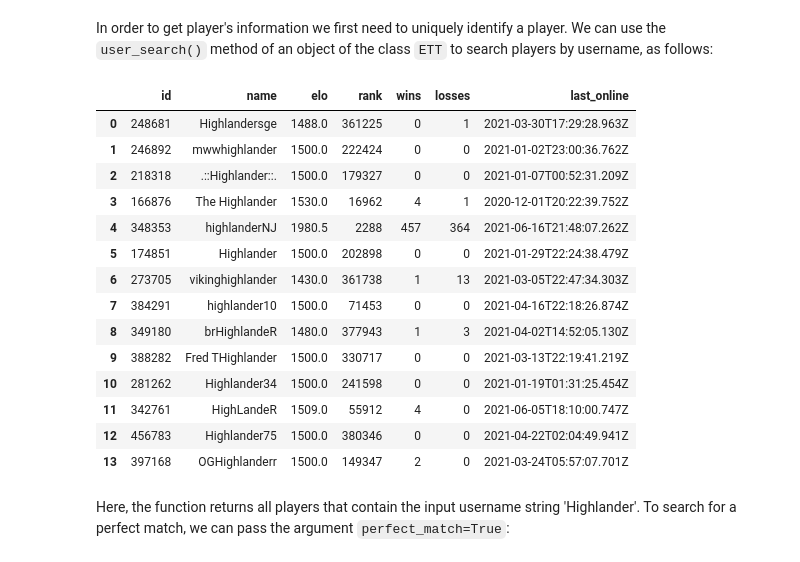
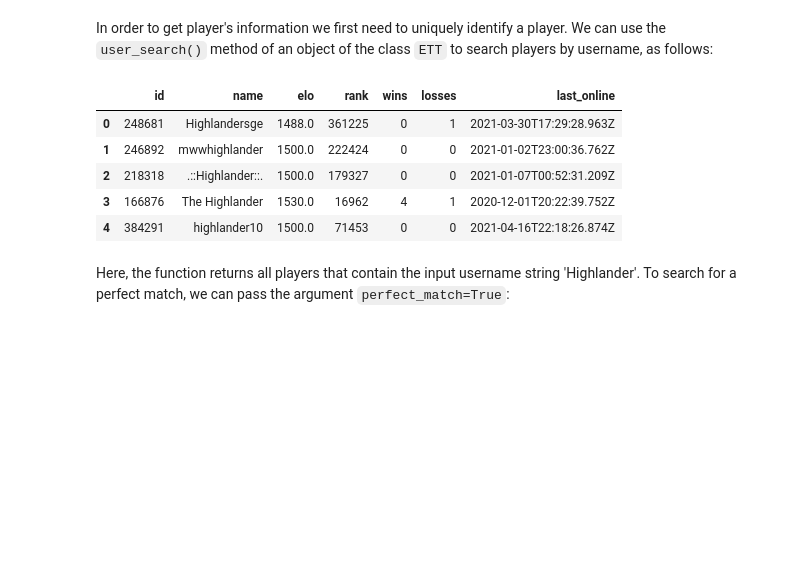
Before and after one commit to souzatharsis/pyETT, a Jupyter notebook: docs/source/pyETT_demo.ipynb, the cells around one changed output. Drawn from its saved outputs; the diff is of its cells as text; code cells hidden in the pictures; blank space fills up the shorter version.

```diff
--- a/docs/source/pyETT_demo.ipynb
+++ b/docs/source/pyETT_demo.ipynb
@@ -11,23 +11,14 @@ import pandas as pd
 In order to get player's information we first need to uniquely identify a player. We can use the `user_search()` method of an object of the class `ETT` to search players by username, as follows:
 # %%
 eleven = ett.ETT()
-eleven.user_search_dataframe('Highlander')
+eleven.user_search_dataframe('Highlander').head()
 # %% [output]
 |  | id | name | elo | rank | wins | losses | last_online |
 | 0 | 248681 | Highlandersge | 1488.0 | 361225 | 0 | 1 | 2021-03-30T17:29:28.963Z |
 | 1 | 246892 | mwwhighlander | 1500.0 | 222424 | 0 | 0 | 2021-01-02T23:00:36.762Z |
 | 2 | 218318 | .::Highlander::. | 1500.0 | 179327 | 0 | 0 | 2021-01-07T00:52:31.209Z |
 | 3 | 166876 | The Highlander | 1530.0 | 16962 | 4 | 1 | 2020-12-01T20:22:39.752Z |
-| 4 | 348353 | highlanderNJ | 1980.5 | 2288 | 457 | 364 | 2021-06-16T21:48:07.262Z |
-| 5 | 174851 | Highlander | 1500.0 | 202898 | 0 | 0 | 2021-01-29T22:24:38.479Z |
-| 6 | 273705 | vikinghighlander | 1430.0 | 361738 | 1 | 13 | 2021-03-05T22:47:34.303Z |
-| 7 | 384291 | highlander10 | 1500.0 | 71453 | 0 | 0 | 2021-04-16T22:18:26.874Z |
-| 8 | 349180 | brHighlandeR | 1480.0 | 377943 | 1 | 3 | 2021-04-02T14:52:05.130Z |
-| 9 | 388282 | Fred THighlander | 1500.0 | 330717 | 0 | 0 | 2021-03-13T22:19:41.219Z |
-| 10 | 281262 | Highlander34 | 1500.0 | 241598 | 0 | 0 | 2021-01-19T01:31:25.454Z |
-| 11 | 342761 | HighLandeR | 1509.0 | 55912 | 4 | 0 | 2021-06-05T18:10:00.747Z |
-| 12 | 456783 | Highlander75 | 1500.0 | 380346 | 0 | 0 | 2021-04-22T02:04:49.941Z |
-| 13 | 397168 | OGHighlanderr | 1500.0 | 149347 | 2 | 0 | 2021-03-24T05:57:07.701Z |
+| 4 | 384291 | highlander10 | 1500.0 | 71453 | 0 | 0 | 2021-04-16T22:18:26.874Z |
 # %% [markdown]
 Here, the function returns all players that contain the input username string 'Highlander'. To search for a perfect match, we can pass the argument `perfect_match=True`:
 # %%
```
Also changed, not shown: parts of 13 cells of this notebook, 25 other files.
